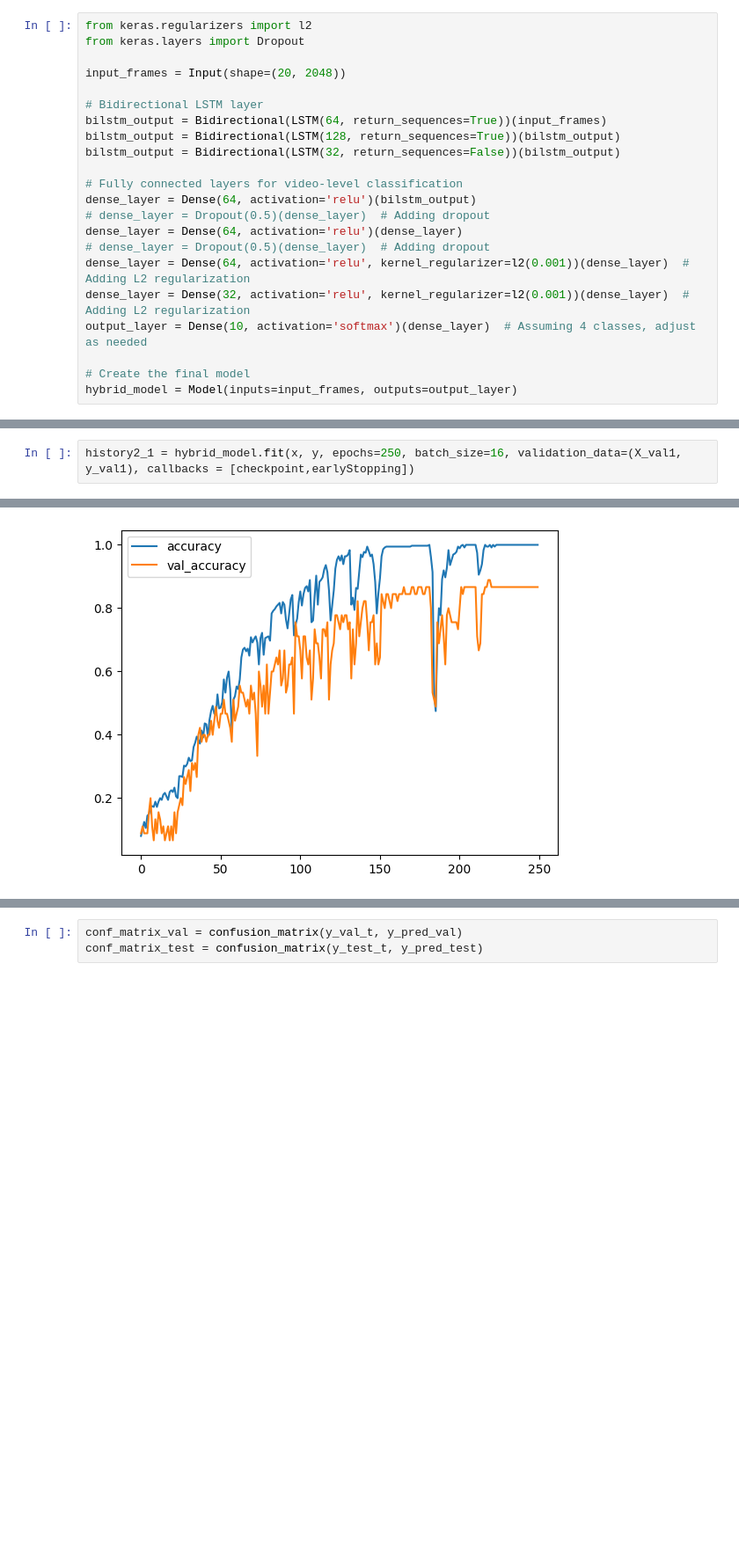
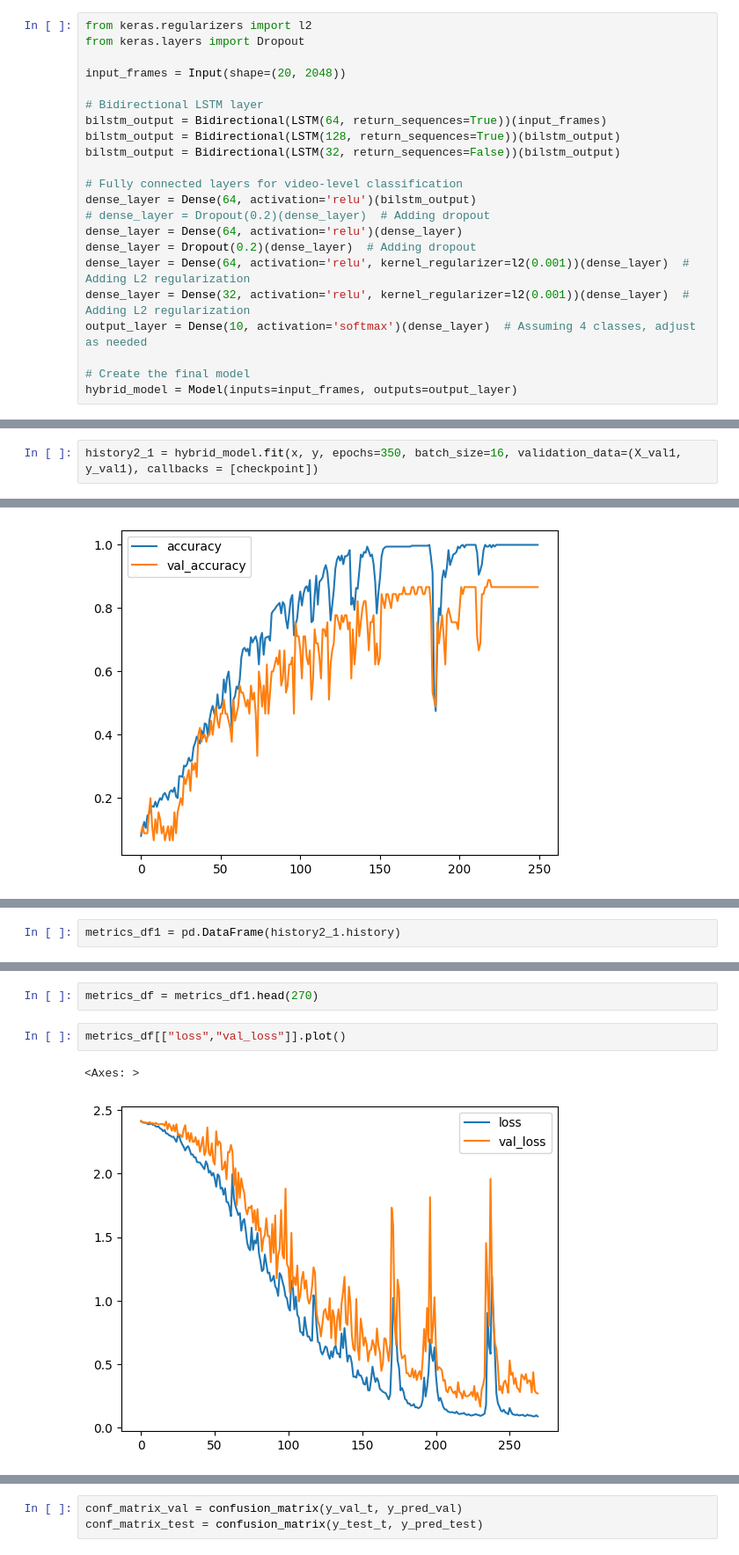
Before and after one commit to GauriR011/ASL-Detection-using-Deep-Learning, a Jupyter notebook: ASL_SLR1_(1) (1) (1).ipynb, the cells around one changed output, grey strips where cells are left out. Shown at 88% size. Drawn from its saved outputs; the diff is of its cells as text; blank space fills up the shorter version.

```diff
--- a/ASL_SLR1_(1) (1) (1).ipynb
+++ b/ASL_SLR1_(1) (1) (1).ipynb
@@ -1056,9 +1082,9 @@ bilstm_output = Bidirectional(LSTM(32, return_sequences=False))(bilstm_output)
 
 # Fully connected layers for video-level classification
 dense_layer = Dense(64, activation='relu')(bilstm_output)
-# dense_layer = Dropout(0.5)(dense_layer)  # Adding dropout
+# dense_layer = Dropout(0.2)(dense_layer)  # Adding dropout
 dense_layer = Dense(64, activation='relu')(dense_layer)
-# dense_layer = Dropout(0.5)(dense_layer)  # Adding dropout
+dense_layer = Dropout(0.2)(dense_layer)  # Adding dropout
 dense_layer = Dense(64, activation='relu', kernel_regularizer=l2(0.001))(dense_layer)  # Adding L2 regularization
 dense_layer = Dense(32, activation='relu', kernel_regularizer=l2(0.001))(dense_layer)  # Adding L2 regularization
 output_layer = Dense(10, activation='softmax')(dense_layer)  # Assuming 4 classes, adjust as needed
@@ -1137,2 +1163,2 @@ earlyStopping = EarlyStopping(monitor='val_loss', patience=20, verbose=0, mode='
 # %%
-history2_1 = hybrid_model.fit(x, y, epochs=250, batch_size=16, validation_data=(X_val1, y_val1), callbacks = [checkpoint,earlyStopping])
+history2_1 = hybrid_model.fit(x, y, epochs=350, batch_size=16, validation_data=(X_val1, y_val1), callbacks = [checkpoint])
@@ -1636,0 +1719,2 @@ metrics_df1[["accuracy","val_accuracy"]].plot()
+# %%
+metrics_df1 = pd.DataFrame(history2_1.history)
@@ -1636,0 +1723,7 @@ metrics_df1[["accuracy","val_accuracy"]].plot()
+# %%
+metrics_df = metrics_df1.head(270)
+# %%
+metrics_df[["loss","val_loss"]].plot()
+# %% [output]
+<Axes: >
+[figure, added]
```
Also changed, not shown: parts of 127 cells of this notebook.
